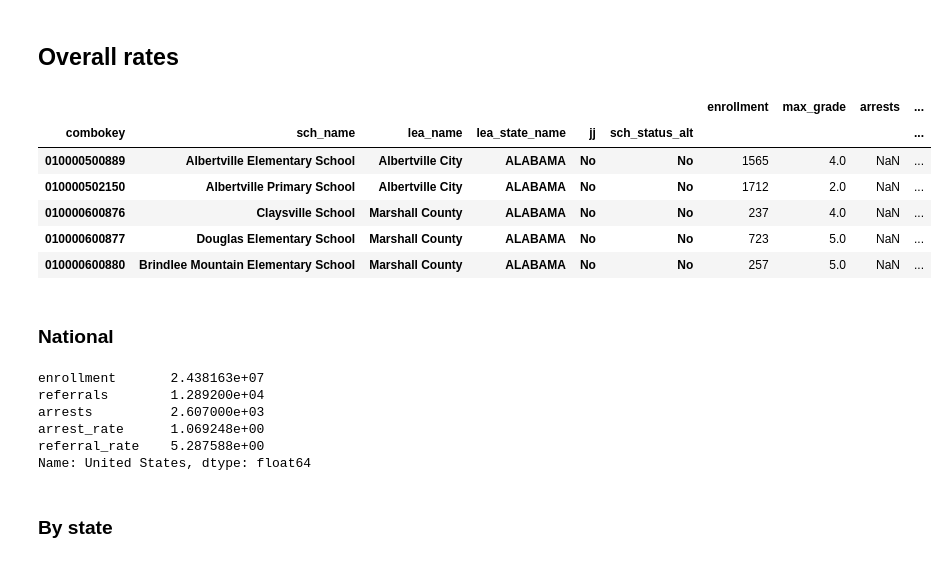
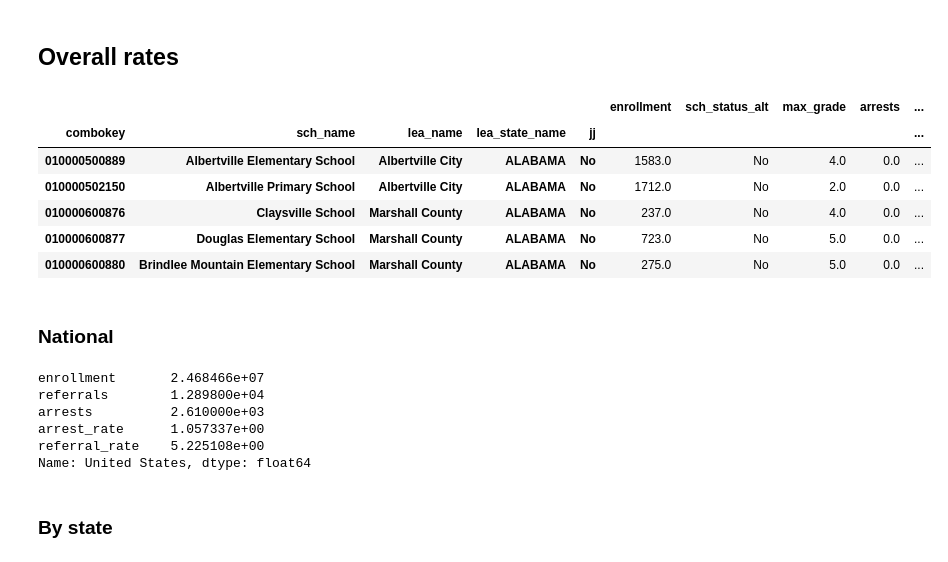
Before and after one commit to cbs-news-data/crdc-le-referral-data, a Jupyter notebook: notebooks/test.ipynb, the cells around one changed output. Drawn from its saved outputs; the diff is of its cells as text; code cells hidden in the pictures.

```diff
--- a/notebooks/test.ipynb
+++ b/notebooks/test.ipynb
@@ -5,13 +5,24 @@ import re
 import numpy as np
 import pandas as pd
 # %%
-READ_ARGS = {"low_memory": False, "encoding": "latin"}
+read_df = (
+    lambda filename: pd.read_csv(filename, low_memory=False, encoding="latin")
+    .rename(columns=lambda col: col.lower())
+    .replace(
+        {
+            -3: np.NaN,
+            -5: np.NaN,
+            -6: np.NaN,
+            -8: np.NaN,
+            -9: np.NaN,
+            -11: np.NaN,
+        }
+    )
+)
 
-lower_cols = lambda col: col.lower()
-
-enr = pd.read_csv("input/1718-crdc-sch-enrollment.csv", **READ_ARGS).rename(columns=lower_cols)
-arr = pd.read_csv("input/1718-crdc-sch-referrals-arrests.csv", **READ_ARGS).rename(columns=lower_cols)
-cha = pd.read_csv("input/1718-crdc-sch-characteristics.csv", **READ_ARGS).rename(columns=lower_cols)
+enr = read_df("input/1718-crdc-sch-enrollment.csv")
+arr = read_df("input/1718-crdc-sch-referrals-arrests.csv")
+cha = read_df("input/1718-crdc-sch-characteristics.csv")
 # %% [markdown]
 ## Overall rates
 # %%
@@ -29,7 +40,6 @@ sum_sch = lambda df, kwd, colname: (
     df.set_index(INDEX_COLS)[[c for c in df if "tot_" in c and kwd in c]]
     .sum(axis=1)
     .to_frame(colname)
-    .query(f"{colname} > 0")
 )
 
 
@@ -38,43 +48,43 @@ def get_max_grade(row):
         (k, v) for k, v in row.iteritems() if k.startswith("sch_grade_g") and v == "Yes"
     ]
     if len(true_cols) == 0:
         return np.NaN
     return int(re.search(r"(?<=sch_grade_g)\d{1,2}$", true_cols[-1][0]).group())
 
 
-cha = cha.set_index(INDEX_COLS + ["sch_status_alt"]).assign(
+cha = cha.set_index(INDEX_COLS).assign(
     max_grade=lambda df: df.apply(get_max_grade, axis=1)
-)[["max_grade"]]
+)[["sch_status_alt", "max_grade"]]
 
 
 MULT = 10_000
 assign_rates = lambda df: (
     df.assign(arrest_rate=lambda df: df.arrests / df.enrollment * MULT).assign(
         referral_rate=lambda df: df.referrals / df.enrollment * MULT
     )
 )
 
 
 tot_df = (
     sum_sch(enr, "enr", "enrollment")
     .join(cha, **JOIN_ARGS)
     .join(sum_sch(arr, "arr", "arrests"), **JOIN_ARGS)
     .join(sum_sch(arr, "ref", "referrals"), **JOIN_ARGS)
     .query(
-        "max_grade <= @MAX_GRADE & index.get_level_values('jj') == 'No' & index.get_level_values('sch_status_alt') == 'No'"
+        "max_grade <= @MAX_GRADE & index.get_level_values('jj') == 'No' & sch_status_alt == 'No'"
     )
     .pipe(assign_rates)
 )
 
 tot_df.head()
 # %% [output]
-|  |  |  |  |  |  | enrollment | max_grade | arrests | ... |
-| combokey | sch_name | lea_name | lea_state_name | jj | sch_status_alt |  |  |  | ... |
-| 010000500889 | Albertville Elementary School | Albertville City | ALABAMA | No | No | 1565 | 4.0 | NaN | ... |
-| 010000502150 | Albertville Primary School | Albertville City | ALABAMA | No | No | 1712 | 2.0 | NaN | ... |
-| 010000600876 | Claysville School | Marshall County | ALABAMA | No | No | 237 | 4.0 | NaN | ... |
-| 010000600877 | Douglas Elementary School | Marshall County | ALABAMA | No | No | 723 | 5.0 | NaN | ... |
-| 010000600880 | Brindlee Mountain Elementary School | Marshall County | ALABAMA | No | No | 257 | 5.0 | NaN | ... |
+|  |  |  |  |  | enrollment | sch_status_alt | max_grade | arrests | ... |
+| combokey | sch_name | lea_name | lea_state_name | jj |  |  |  |  | ... |
+| 010000500889 | Albertville Elementary School | Albertville City | ALABAMA | No | 1583.0 | No | 4.0 | 0.0 | ... |
+| 010000502150 | Albertville Primary School | Albertville City | ALABAMA | No | 1712.0 | No | 2.0 | 0.0 | ... |
+| 010000600876 | Claysville School | Marshall County | ALABAMA | No | 237.0 | No | 4.0 | 0.0 | ... |
+| 010000600877 | Douglas Elementary School | Marshall County | ALABAMA | No | 723.0 | No | 5.0 | 0.0 | ... |
+| 010000600880 | Brindlee Mountain Elementary School | Marshall County | ALABAMA | No | 275.0 | No | 5.0 | 0.0 | ... |
 # %% [markdown]
 ### National
 # %%
@@ -89,11 +99,11 @@ national_rates = (
 
 national_rates
 # %% [output]
-enrollment       2.438163e+07
-referrals        1.289200e+04
-arrests          2.607000e+03
-arrest_rate      1.069248e+00
-referral_rate    5.287588e+00
+enrollment       2.468466e+07
+referrals        1.289800e+04
+arrests          2.610000e+03
+arrest_rate      1.057337e+00
+referral_rate    5.225108e+00
 Name: United States, dtype: float64
 # %% [markdown]
 ### By state
```
Also changed, not shown: parts of 23 cells of this notebook.
